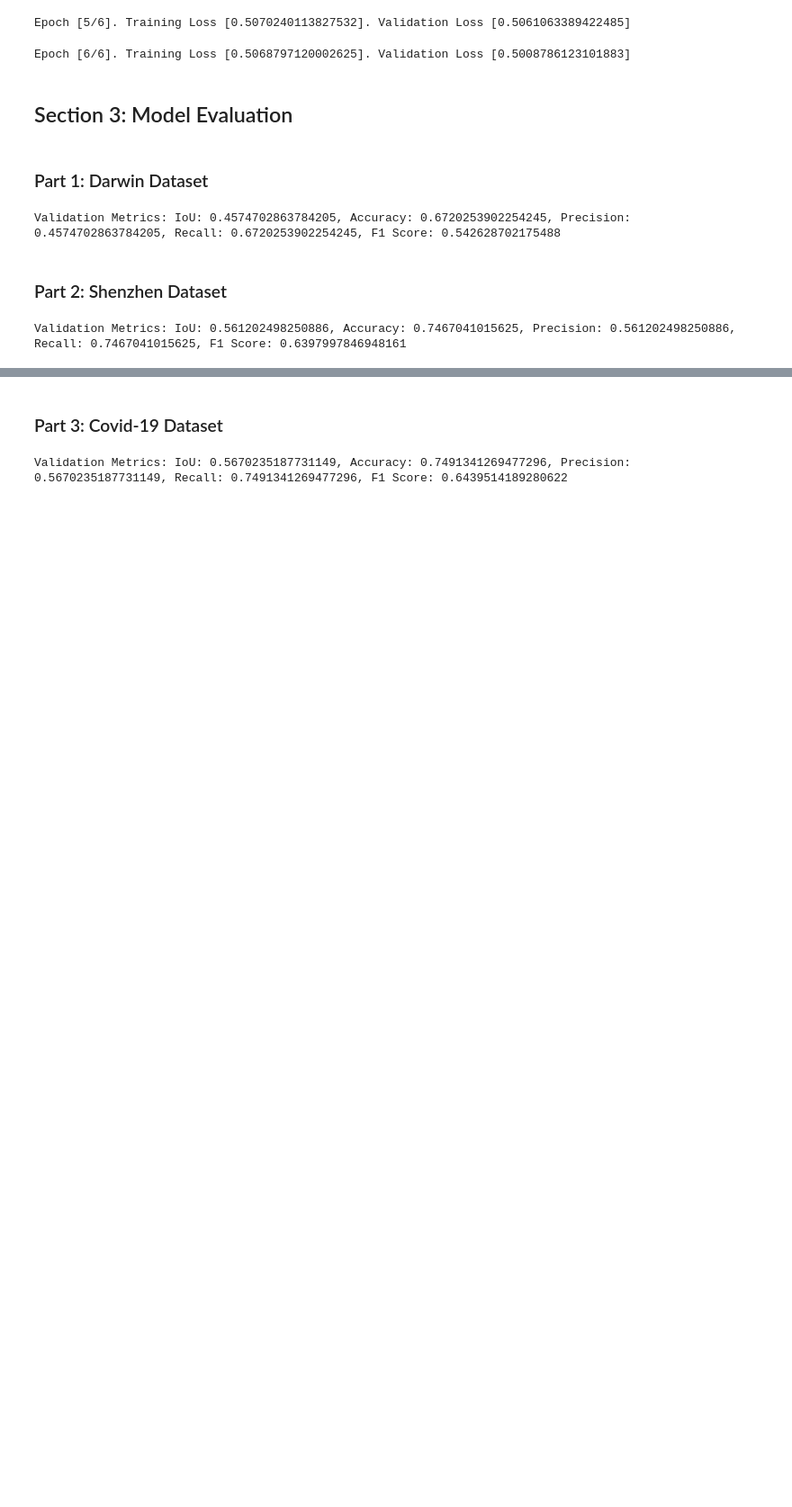
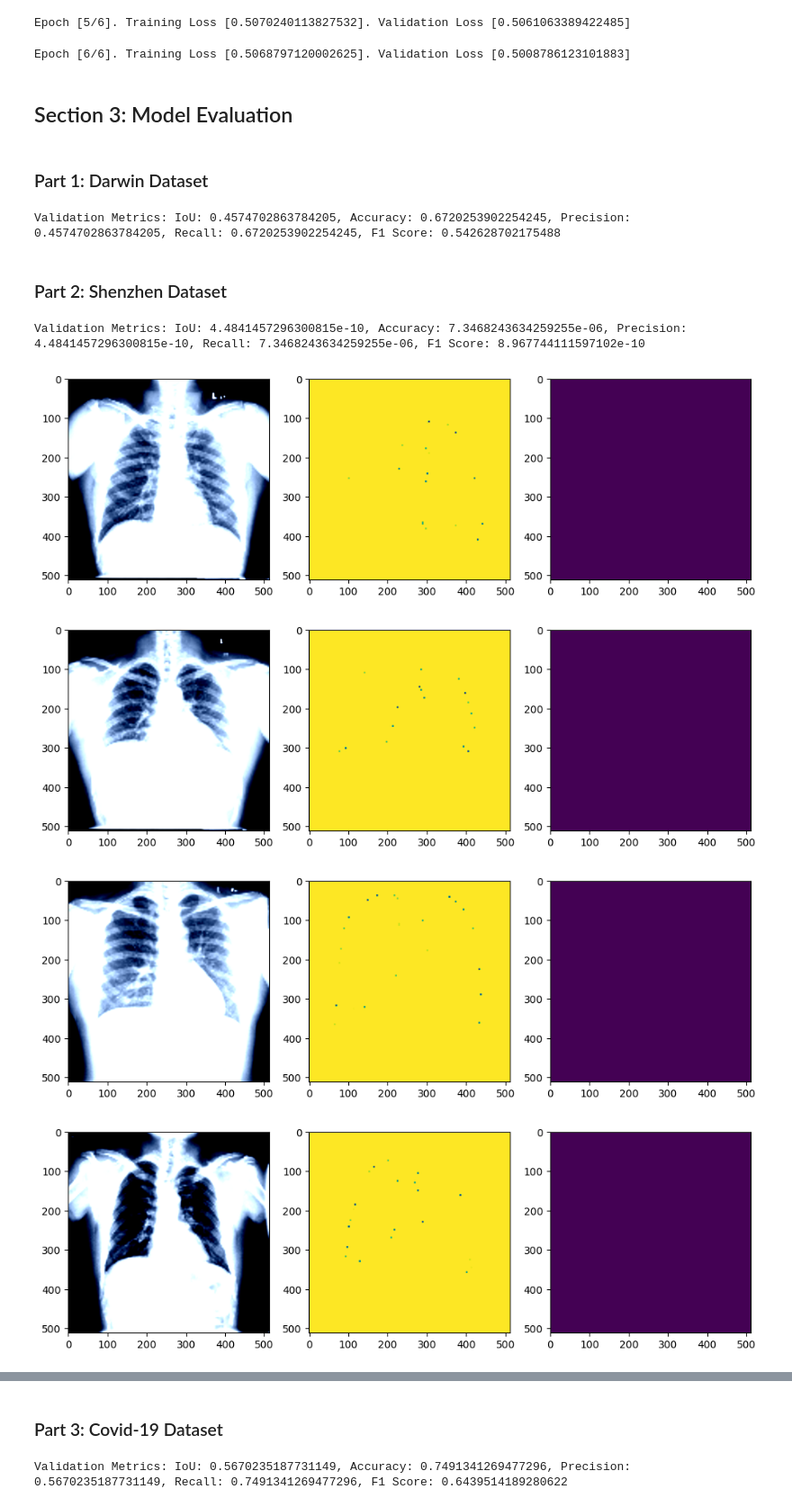
Before and after one commit to duongy18418/COMP-8610-Neural-Network, a Jupyter notebook: Project/Segformer.ipynb, the cells around one changed output, grey strips where cells are left out. Shown: that part at 90% size. Drawn from its saved outputs; the diff is of its cells as text; code cells hidden in the pictures; blank space fills up the shorter version.

```diff
--- a/Project/Segformer.ipynb
+++ b/Project/Segformer.ipynb
@@ -72,17 +70,18 @@ def load_datasets(root_dir):
     batch_size=4
     feature_extractor = SegformerFeatureExtractor(align=False, reduce_zero_label=False)
     transform = A.Compose([
-        A.Resize(128, 128),
-        ToTensorV2()
+        A.Resize(128, 128)
     ], is_check_shapes=False)
 
     dataset = Process_Datasets(root_dir=root_dir, feature_extractor=feature_extractor, transforms=transform)
     train, val = train_test_split(dataset, test_size=0.2, random_state=5)
+    val, test = train_test_split(val, test_size=0.05)
 
     train_dataset = DataLoader(train, batch_size=batch_size, shuffle=True)
     val_dataset = DataLoader(val, batch_size=batch_size, shuffle=True)
+    test_dataset = DataLoader(test, shuffle=True)
 
-    return train_dataset, val_dataset
+    return train_dataset, val_dataset, test_dataset
 # %% [markdown]
 ### Part 1: Darwin Dataset
 # %%
@@ -93,6 +92,6 @@ len(darwin_train), len(darwin_val)
 # %% [markdown]
 ### Part 2: Shenzhen Dataset
 # %%
-shenzhen_train, shenzhen_val = load_datasets(root_dir="./Datasets/Shenzhen")
-len(shenzhen_train), len(shenzhen_val)
+shenzhen_train, shenzhen_val, shenzhen_test = load_datasets(root_dir="./Datasets/Shenzhen")
+len(shenzhen_train), len(shenzhen_val), len(shenzhen_test)
 # %% [output]
@@ -113,11 +112,11 @@ import warnings
 warnings.warn = warn
 
 def train_model(train_data, val_data):
-    epochs = 6
+    epochs = 1
     learning_rate = 0.0025
 
     config = SegformerConfig(num_labels=1)
-    model = SegformerForSemanticSegmentation.from_pretrained('nvidia/mit-b0', config=config)
+    model = SegformerForSemanticSegmentation.from_pretrained(pre_trained_model, config=config, ignore_mismatched_sizes=True)
 
     optimizer = optim.Adam(model.parameters(), lr=learning_rate)
     val_metrics = []
@@ -224,6 +220,23 @@ def evaluation(metric):
     avg_f1 = metric['F1'].mean()
 
     print(f"Validation Metrics: IoU: {avg_iou}, Accuracy: {avg_accur}, Precision: {avg_prec}, Recall: {avg_recall}, F1 Score: {avg_f1}")
+# %%
+def image_display(model, test_data):
+    batch = next(iter(test_data))
+
+    for index, batch in enumerate(tqdm(test_data)):
+        image = batch["pixel_values"]
+        mask = batch["labels"]
+
+        outputs = model(pixel_values=image, labels=mask)
+        logits = F.interpolate(outputs.logits, size=mask.shape[-2:], mode="bilinear", align_corners=False)
+        prediction = logits.argmax(dim=1)
+
+        image = image.squeeze()
+        fig, ax = plt.subplots(1, 3, figsize=(12, 8))
+        ax[0].imshow(image.permute(1, 2, 0))
+        ax[1].imshow(mask.permute(1, 2, 0))
+        ax[2].imshow(prediction.permute(1, 2, 0))
 # %% [markdown]
 ### Part 1: Darwin Dataset
 # %%
@@ -234,5 +247,10 @@ Validation Metrics: IoU: 0.4574702863784205, Accuracy: 0.6720253902254245, Preci
 ### Part 2: Shenzhen Dataset
 # %%
 evaluation(shenzhen_metrics)
+image_display(shenzhen_model, shenzhen_test)
 # %% [output]
-Validation Metrics: IoU: 0.561202498250886, Accuracy: 0.7467041015625, Precision: 0.561202498250886, Recall: 0.7467041015625, F1 Score: 0.6397997846948161
+Validation Metrics: IoU: 4.4841457296300815e-10, Accuracy: 7.3468243634259255e-06, Precision: 4.4841457296300815e-10, Recall: 7.3468243634259255e-06, F1 Score: 8.967744111597102e-10
+[figure, added]
+[figure, added]
+[figure, added]
+[figure, added]
```
Also changed, not shown: parts of 5 cells of this notebook.
